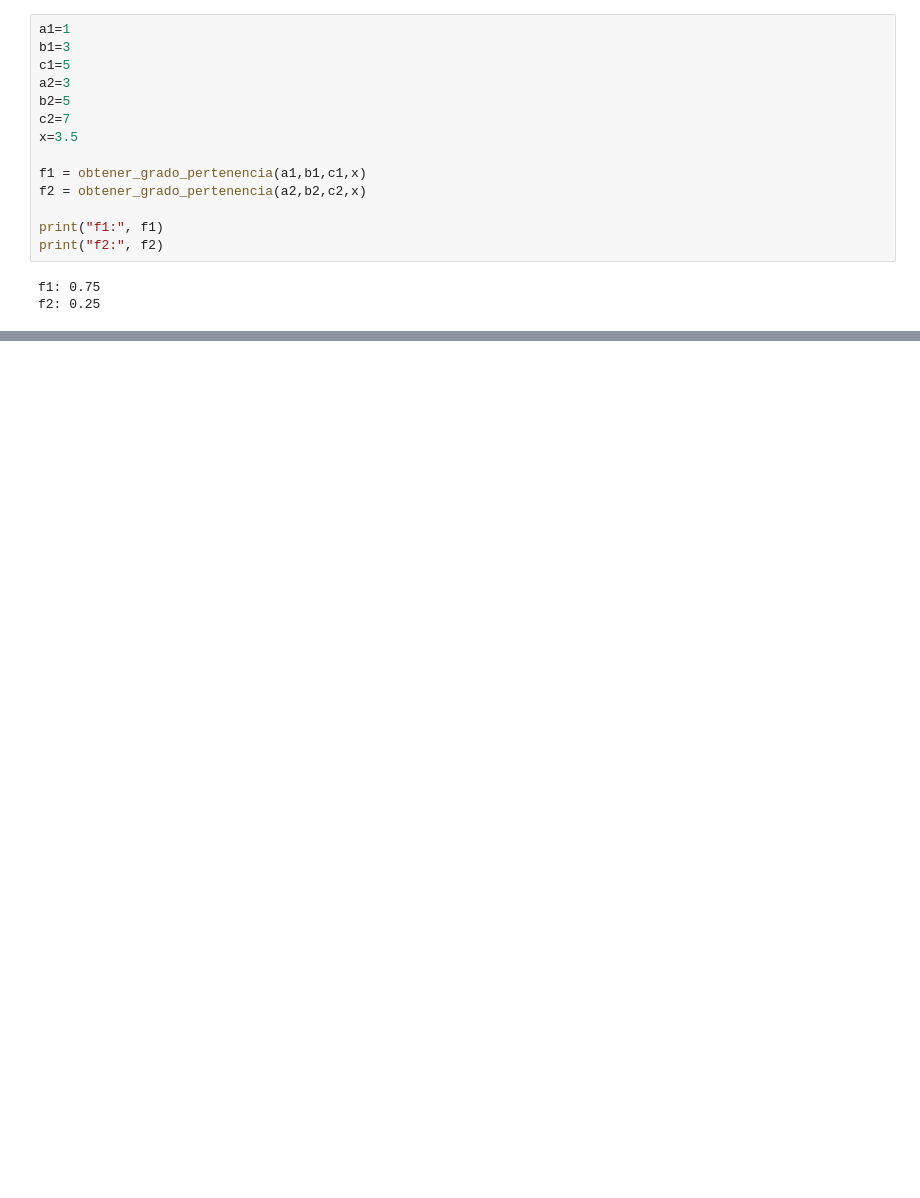
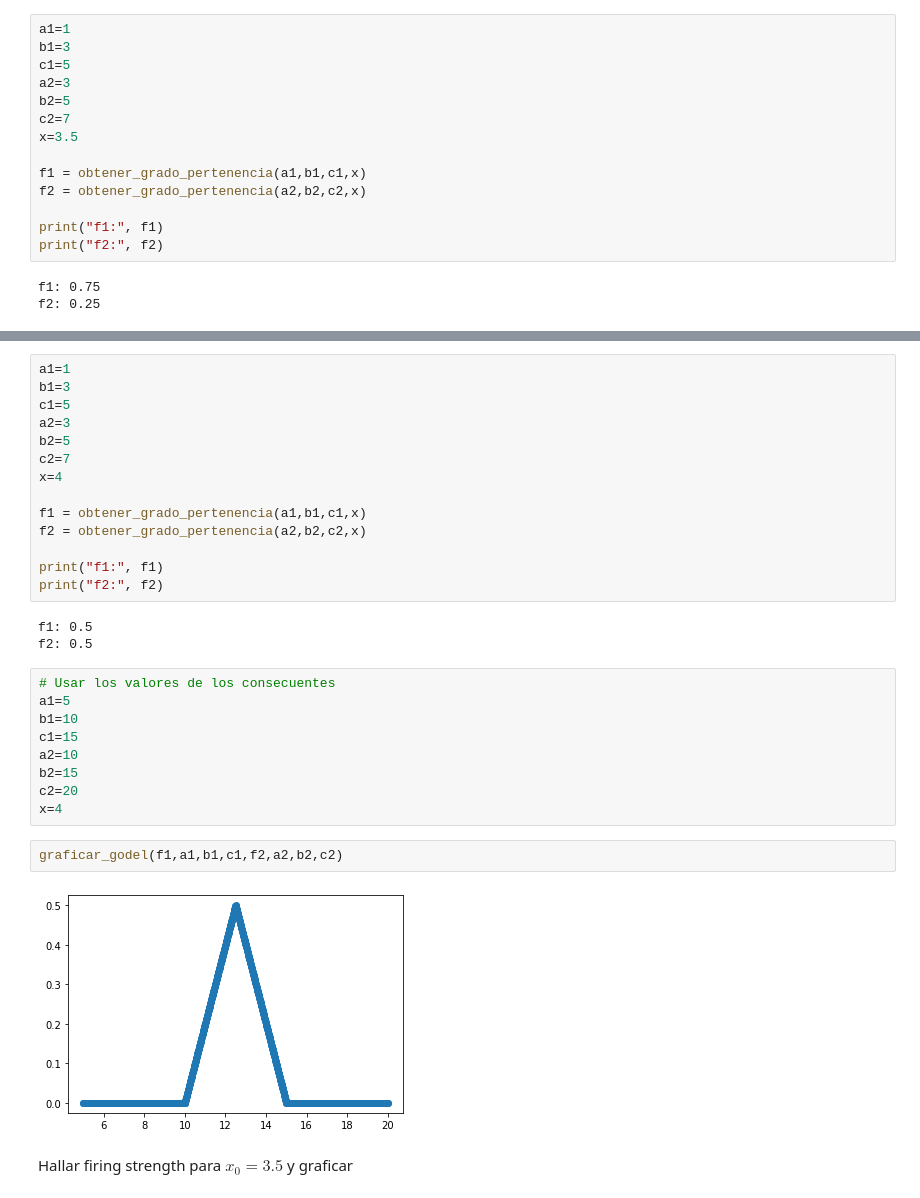
Before and after one commit to KeithMaxwell20/Notebook-Aplicada, a Jupyter notebook: programa1.ipynb, the cells around one changed output, grey strips where cells are left out. Saved outputs shown, nothing was run; the diff lists cells and outputs as text; blank space fills up the shorter version.

```diff
--- a/programa1.ipynb
+++ b/programa1.ipynb
@@ -150,0 +193,32 @@ graficar_mamdani(f1,a1,b1,c1,f2,a2,b2,c2)
+# %%
+a1=1
+b1=3
+c1=5
+a2=3
+b2=5
+c2=7
+x=4
+
+f1 = obtener_grado_pertenencia(a1,b1,c1,x)
+f2 = obtener_grado_pertenencia(a2,b2,c2,x)
+
+print("f1:", f1)
+print("f2:", f2)
+# %% [output]
+f1: 0.5
+f2: 0.5
+# %%
+# Usar los valores de los consecuentes
+a1=5
+b1=10
+c1=15
+a2=10
+b2=15
+c2=20
+x=4
+# %%
+graficar_godel(f1,a1,b1,c1,f2,a2,b2,c2)
+# %% [output]
+[figure, added]
+# %% [markdown]
+Hallar firing strength para $x_0=3.5$ y graficar
```
Also changed, not shown: parts of 13 cells of this notebook.
